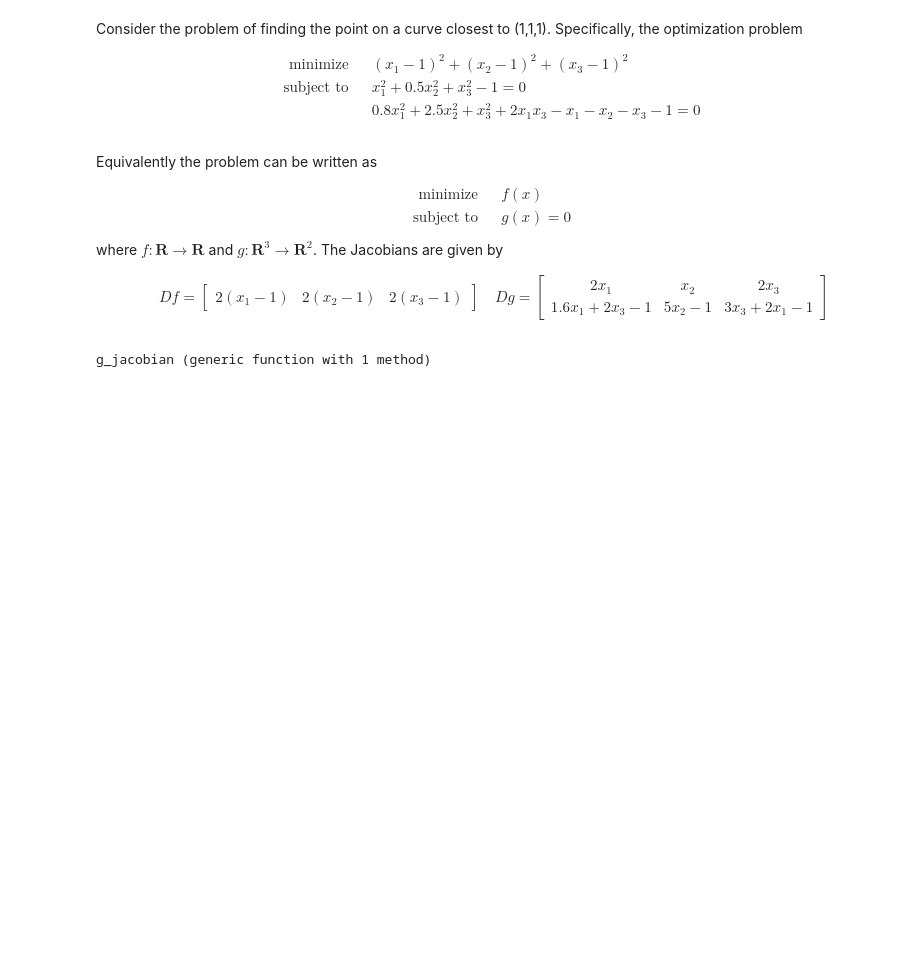
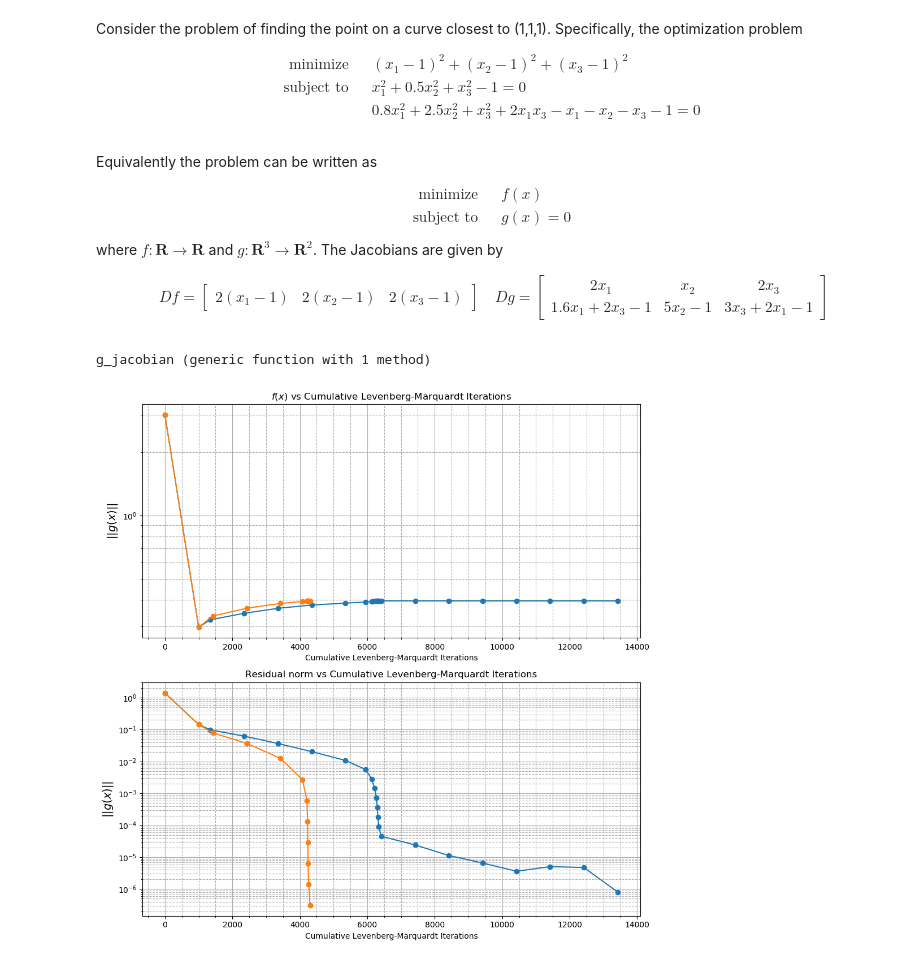
Before and after one commit to chaaland/AppliedLinAlg, a Jupyter notebook: Chapter19.ipynb, the cells around one changed output. Drawn from its saved outputs; the diff is of its cells as text; code cells hidden in the pictures; blank space fills up the shorter version.

```diff
--- a/Chapter19.ipynb
+++ b/Chapter19.ipynb
@@ -61,0 +62,39 @@ penalty_algo((3,3), f::Function, J1::Function, g::Function, J2::Function; xinit=
+# %%
+srand(791074);
+xtraj_p, mu_p, cume_iters_p = penalty_algo((3,1,2), f, f_jacobian, g, g_jacobian; xinit=vec(zeros(3)), max_iters=100);
+xtraj_al, mu_al, cume_iters_al = augmented_lagrangian((3,1,2), f, f_jacobian, g, g_jacobian; xinit=vec(zeros(3)), max_iters=100);
+# %%
+figure(figsize=(10,10));
+
+subplot(211);
+objective_p = [norm(f(xtraj_p[:,i])) for i=1:size(xtraj_p,2)];
+objective_al = [norm(f(xtraj_al[:,i])) for i=1:size(xtraj_al,2)];
+
+semilogy(cume_iters_p', objective_p, marker="o");
+semilogy(cume_iters_al', objective_al, marker="o");
+
+grid(true, which="major");
+grid(true, which="minor",linestyle="--");
+ylabel(L"$||g(x)||$", fontsize=14);
+xlabel("Cumulative Levenberg-Marquardt Iterations");
+title(L"$f(x)$ vs Cumulative Levenberg-Marquardt Iterations");
+PyPlot.minorticks_on();
+
+subplot(212);
+equality_residual_p = [norm(g(xtraj_p[:,i])) for i=1:size(xtraj_p,2)];
+equality_residual_al = [norm(g(xtraj_al[:,i])) for i=1:size(xtraj_al,2)];
+
+semilogy(cume_iters_p', equality_residual_p, marker="o");
+semilogy(cume_iters_al', equality_residual_al, marker="o");
+
+grid(true, which="major");
+grid(true, which="minor",linestyle="--");
+PyPlot.minorticks_on()
+
+ylabel(L"$||g(x)||$", fontsize=14);
+xlabel("Cumulative Levenberg-Marquardt Iterations");
+title("Residual norm vs Cumulative Levenberg-Marquardt Iterations");
+
+PyPlot.tight_layout();
+# %% [output]
+[figure, added]
```
Also changed, not shown: parts of 6 cells of this notebook, 6 other files.
